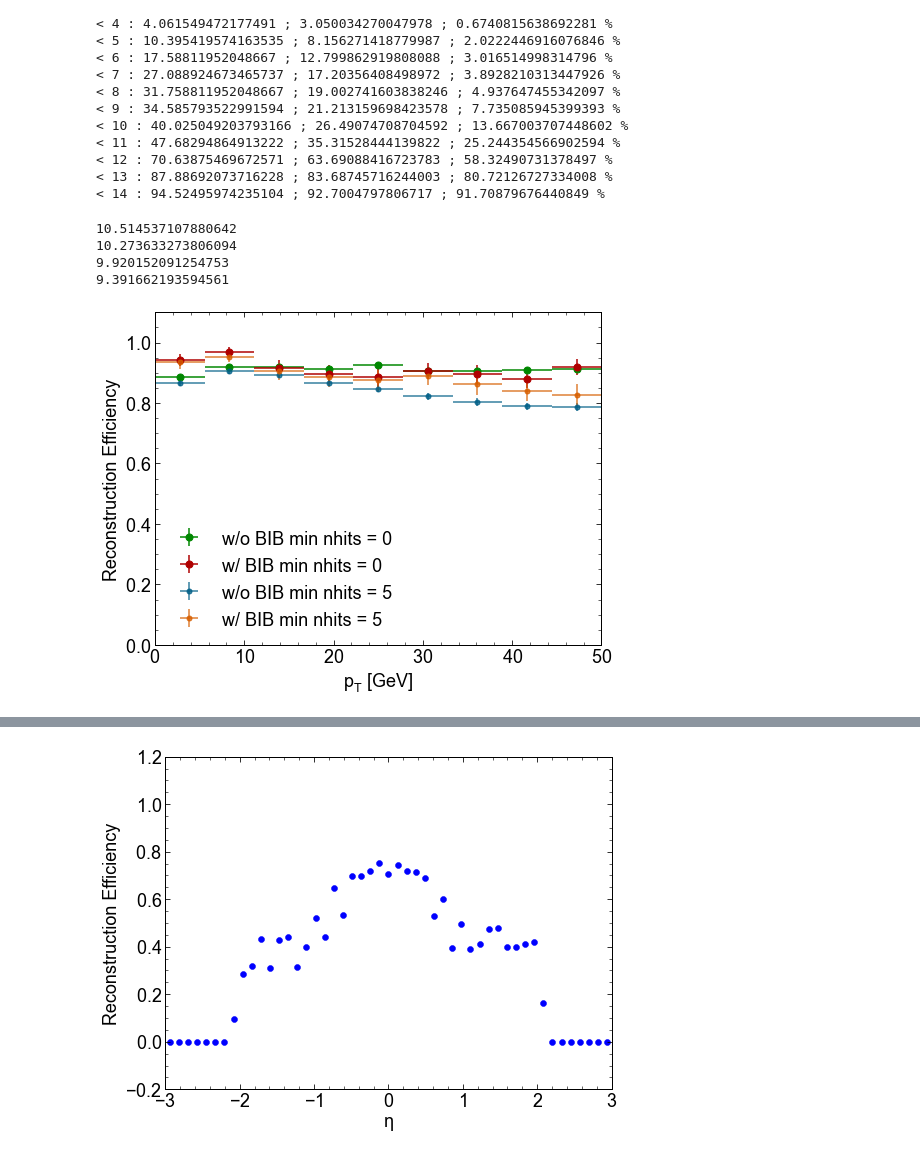
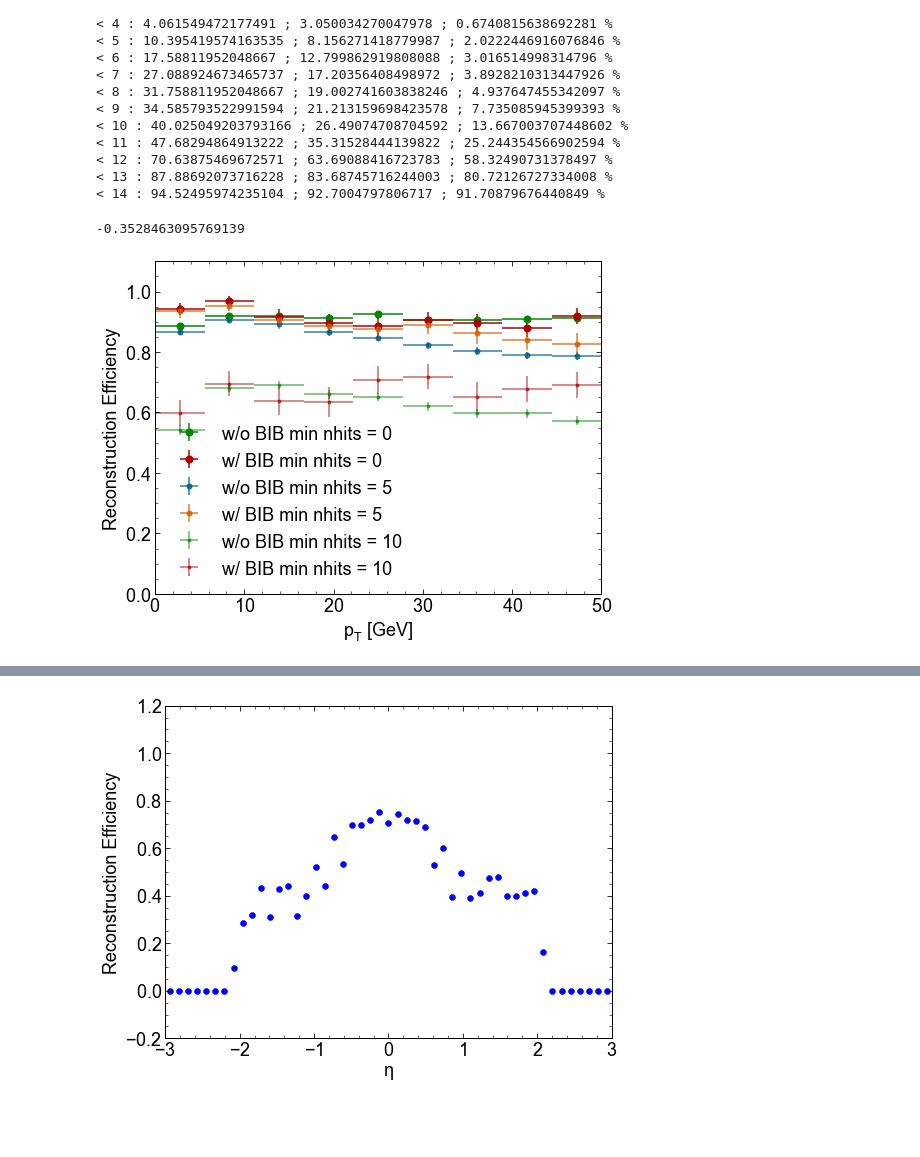
Before and after one commit to kdp-lab/maia_detector_paper, a Jupyter notebook: json_analysis.ipynb, the cells around one changed output, grey strips where cells are left out. Cells and saved outputs as stored; diff of their text form; code cells hidden in the pictures; blank space fills up the shorter version.

```diff
--- a/json_analysis.ipynb
+++ b/json_analysis.ipynb
@@ -1162,10 +1265,7 @@ def compare_efficiency(track_data_list, truth_data_list, nhits_list, num_bins=20
         plt.title(title)
     plt.show()
 # %%
-print(np.mean(bib_nhits))
-print(np.mean(total_nhits))
-print(np.mean(bib_250_1000['nhits']))
-print(np.mean(pt_250_1000['nhits']))
+print(len(LC_pt_match[np.ravel(LC_nhits) > 9])/len(mcp_mu_pt) - len(LC_pt_match[np.ravel(LC_nhits) > 0])/len(mcp_mu_pt))
 
 total_truth_pt_b = total_truth_pt[np.abs((np.ravel(total_truth_eta))) <= 0.5]
 total_track_pt_b = total_track_pt[np.abs((np.ravel(total_track_eta))) <= 0.5]
@@ -1175,18 +1275,15 @@ total_truth_pt_e = total_truth_pt[np.abs((np.ravel(total_truth_eta))) > 0.5]
 total_track_pt_e = total_track_pt[np.abs((np.ravel(total_track_eta))) > 0.5]
 pt_e_nhits = total_nhits[np.abs((np.ravel(total_track_eta))) > 0.5]
 # %% [output]
-10.514537107880642
-10.273633273806094
-9.920152091254753
-9.391662193594561
+-0.3528463095769139
 # %%
-compare_efficiency([LC_pt_match,bib_track_pt], [mcp_mu_pt,bib_truth_pt], [LC_nhits, bib_nhits],num_bins=10, min_value=0, max_value=50, nhits_min=[0,5], xlabel=r'$p_T$ [GeV]', bib = False, nhits_label = True, ylim = (-0,1.1), labels = ["w/o BIB", "w/ BIB"])
-compare_efficiency([LC_pt_match,bib_track_pt], [mcp_mu_pt,bib_truth_pt], [LC_nhits, bib_nhits],num_bins=10, min_value=50, max_value=250, nhits_min=[0,5], xlabel=r'$p_T$ [GeV]', bib = False, nhits_label = True, ylim = (-0,1.1), labels = ["w/o BIB", "w/ BIB"])
-compare_efficiency([LC_eta_match,bib_track_eta], [mcp_mu_eta,bib_truth_eta], [LC_nhits, bib_nhits],num_bins=10, min_value=None, max_value=None, nhits_min=[0,5], xlabel=r'$\eta$', ylim = (-0.2,1), labels = ["w/o BIB", "w/ BIB"])#[r"|$\eta$| > 0.5", r"|$\eta$| < 0.5"])
-compare_efficiency([LC_phi_match,bib_track_phi], [mcp_mu_phi,bib_truth_phi], [LC_nhits, bib_nhits],num_bins=10, min_value=None, max_value=None, nhits_min=[0,5], xlabel=r'$\phi$', ylim = (-0,1), labels = ["w/o BIB", "w/ BIB"])#[r"|$\eta$| > 0.5", r"|$\eta$| < 0.5"])
-# plot_efficiency(bib_track_pt, bib_truth_pt, num_bins=10, min_value=None, max_value=None, nhits_min=[0,5,10], xlabel=r'$p_T$', bib = True, nhits_label=True, ylim = (0,1))
-# plot_efficiency(LC_pt_match[::1], mcp_mu_pt[::1],num_bins=20, min_value=None, max_value=None, nhits_min=[0,5], xlabel=r'$p_T$ [GeV]', bib = False, nhits_label = False, ylim = (0,1), title = "")
-# plot_efficiency(bib_track_eta[::1], bib_truth_eta[::1],num_bins=20, min_value=None, max_value=None, nhits_min=[0,5], xlabel=r'$\eta$', bib = True, nhits_label = False, ylim = (-0.2,1), title = "")
-# plot_efficiency(bib_track_phi[::1], bib_truth_phi[::1],num_bins=20, min_value=None, max_value=None, nhits_min=[0,5], xlabel=r'$\phi$', bib = True, nhits_label = False, ylim = (-0.2,1), title = "")
+compare_efficiency([LC_pt_match,bib_track_pt], [mcp_mu_pt,bib_truth_pt], [LC_nhits, bib_nhits],num_bins=10, min_value=0, max_value=50, nhits_min=[0,5,10], xlabel=r'$p_T$ [GeV]', bib = False, nhits_label = True, ylim = (-0,1.1), labels = ["w/o BIB", "w/ BIB"])
+compare_efficiency([LC_pt_match,bib_track_pt], [mcp_mu_pt,bib_truth_pt], [LC_nhits, bib_nhits],num_bins=10, min_value=50, max_value=250, nhits_min=[0,5,10], xlabel=r'$p_T$ [GeV]', bib = False, nhits_label = True, ylim = (-0,1.1), labels = ["w/o BIB", "w/ BIB"])
+compare_efficiency([LC_eta_match,bib_track_eta], [mcp_mu_eta,bib_truth_eta], [LC_nhits, bib_nhits],num_bins=10, min_value=None, max_value=None, nhits_min=[0,5,10], xlabel=r'$\eta$', ylim = (-0.2,1), labels = ["w/o BIB", "w/ BIB"])#[r"|$\eta$| > 0.5", r"|$\eta$| < 0.5"])
+compare_efficiency([LC_phi_match,bib_track_phi], [mcp_mu_phi,bib_truth_phi], [LC_nhits, bib_nhits],num_bins=10, min_value=None, max_value=None, nhits_min=[0,5,10], xlabel=r'$\phi$', ylim = (-0,1), labels = ["w/o BIB", "w/ BIB"])#[r"|$\eta$| > 0.5", r"|$\eta$| < 0.5"])
+# plot_efficiency(bib_track_pt, bib_truth_pt, num_bins=10, min_value=None, max_value=None, nhits_min=[0,5,10,10], xlabel=r'$p_T$', bib = True, nhits_label=True, ylim = (0,1))
+# plot_efficiency(LC_pt_match[::1], mcp_mu_pt[::1],num_bins=20, min_value=None, max_value=None, nhits_min=[0,5,10], xlabel=r'$p_T$ [GeV]', bib = False, nhits_label = False, ylim = (0,1), title = "")
+# plot_efficiency(bib_track_eta[::1], bib_truth_eta[::1],num_bins=20, min_value=None, max_value=None, nhits_min=[0,5,10], xlabel=r'$\eta$', bib = True, nhits_label = False, ylim = (-0.2,1), title = "")
+# plot_efficiency(bib_track_phi[::1], bib_truth_phi[::1],num_bins=20, min_value=None, max_value=None, nhits_min=[0,5,10], xlabel=r'$\phi$', bib = True, nhits_label = False, ylim = (-0.2,1), title = "")
 # %% [output]
-[figure, old version]
+[figure, new version]
```
Also changed, not shown: parts of 13 cells of this notebook.
